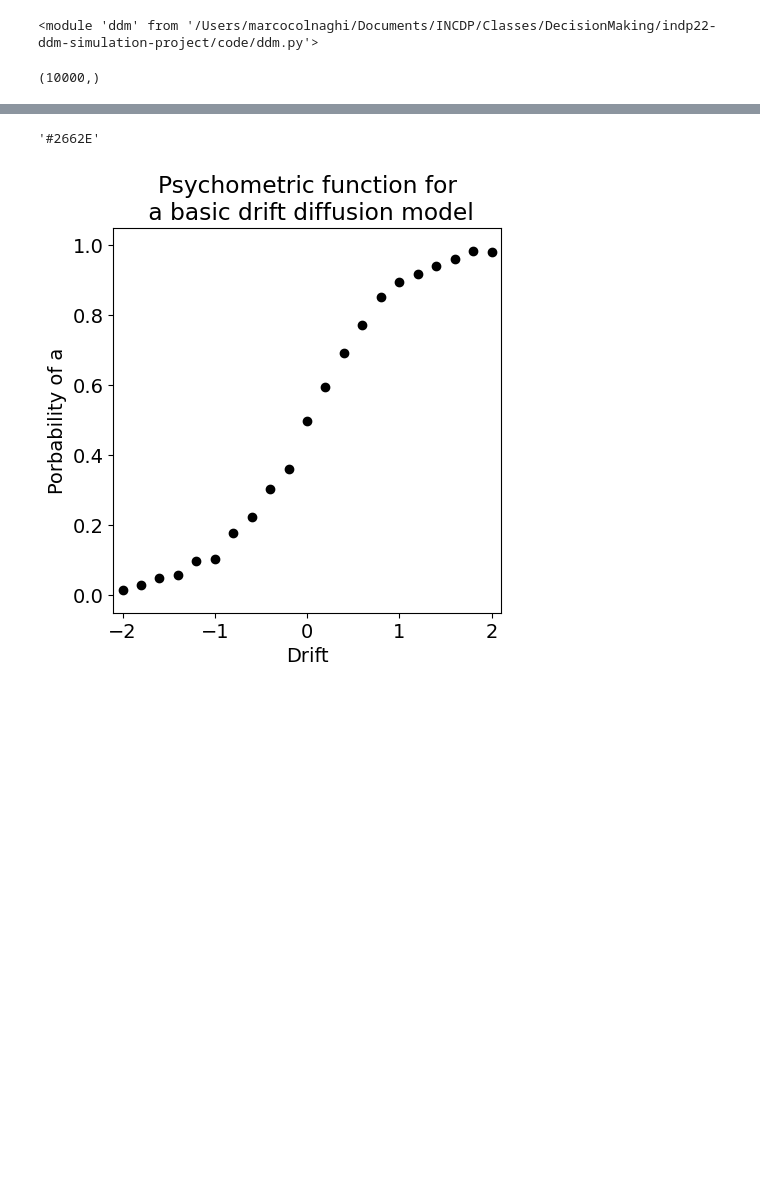
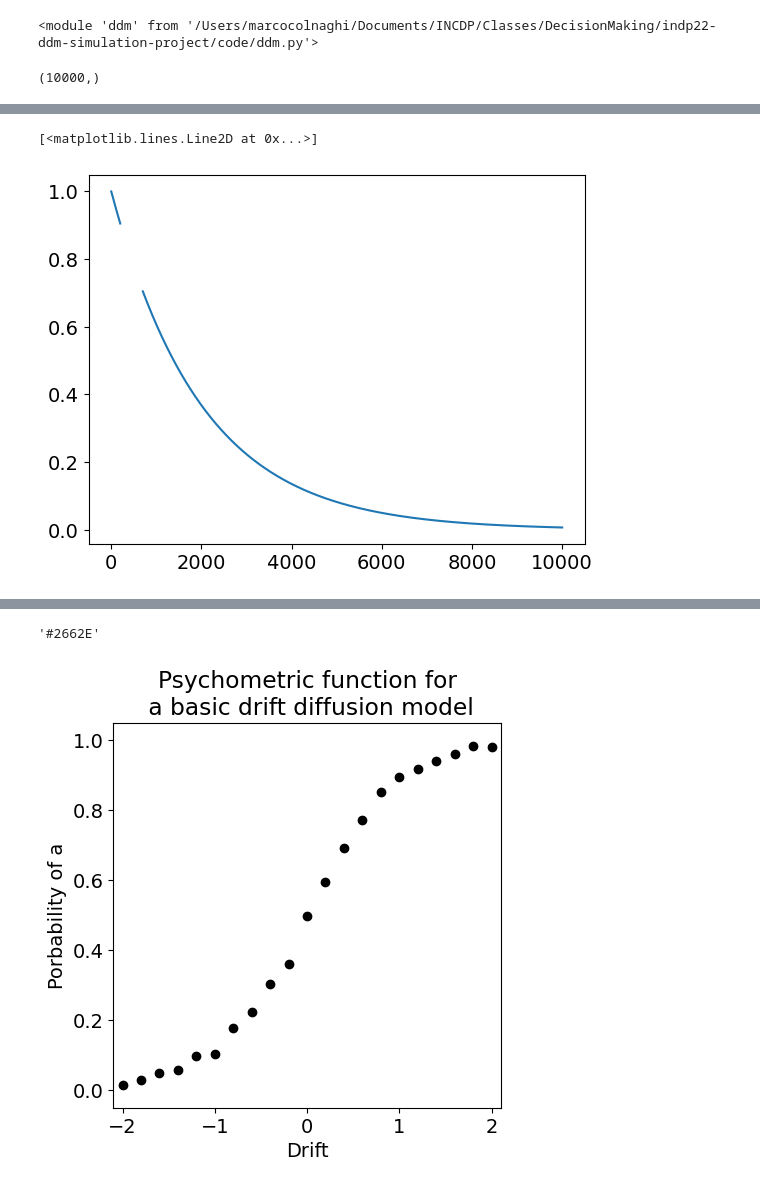
Before and after one commit to I-Pica/indp22-ddm-simulation-project, a Jupyter notebook: code/marco-sim-ddm.ipynb, the cells around one changed output, grey strips where cells are left out. Drawn from its saved outputs; the diff is of its cells as text; code cells hidden in the pictures; blank space fills up the shorter version.

```diff
--- a/code/marco-sim-ddm.ipynb
+++ b/code/marco-sim-ddm.ipynb
@@ -121,3 +119,15 @@ thetas = np.tile(theta,2).T
+# %%
+theta = 1
+decayingconstant = 2
+theta = theta*(np.exp(-t/decayingconstant))
+thetanonclamped = theta
+thetaz = theta[:, np.newaxis].T
+thetaz[0,clamp_time] = np.nan # stimulation time, clamp value
+#thetas = np.vstack((thetaz,thetaz))
+plt.plot(theta)
+# %% [output]
+[<matplotlib.lines.Line2D at 0x...>]
+[figure, added]
 # %%
 import matplotlib.animation as animation
 from matplotlib.gridspec import GridSpec
```
Also changed, not shown: parts of 4 cells of this notebook, 2 other files.
